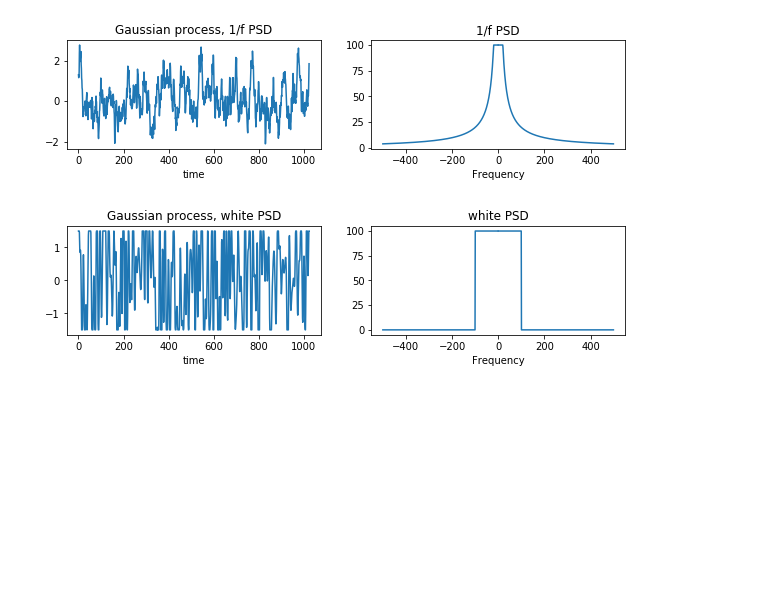
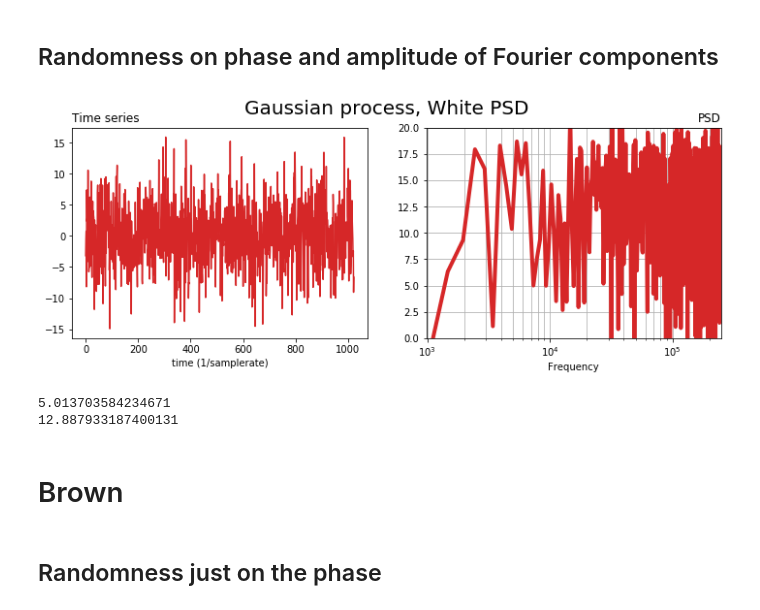
Before and after one commit to HaeffnerLab/lattice_notebooks, a Jupyter notebook: noise_generation_example.ipynb, the cells around one changed output. Cells and saved outputs as stored; diff of their text form; code cells hidden in the pictures; blank space fills up the shorter version.

Commit message:
updated noise gen examples

```diff
--- a/noise_generation_example.ipynb
+++ b/noise_generation_example.ipynb
@@ -14 +6,20 @@ def fftnoise(f):
+# %%
+def fftnoise(f, just_phase=False):
+    # adapted from frank-zalkow's Stack Overflow answer
+    # https://stackoverflow.com/questions/33933842/how-to-generate-noise-in-frequency-range-with-numpy
+    assert len(f) % 2 == 0  # let's just work with even sample sizes for now
+    f = np.array(np.sqrt(f), dtype="complex")
+    Np = (len(f) - 1) // 2
+    rng = np.random.default_rng()
+    if just_phase:
+        phases = np.exp(2j * np.pi * rng.standard_normal(Np))
+        f[1:Np+1] *= phases
+        f[-1:-(1 + Np):-1] = np.conj(f[1:Np+1])
+    else:
+        reals = rng.standard_normal(Np) / np.sqrt(2)
+        ims = rng.standard_normal(Np) / np.sqrt(2)
+        f[1:Np+1] *= (reals + 1j * ims)
+        f[Np+1] *= rng.standard_normal() / np.sqrt(2)  # Nyquist frequency must be real for even sample sizes
+        f[-1:-(1 + Np):-1] = np.conj(f[1:Np+1])
+    return np.fft.ifft(f, norm="ortho").real[1:] # zero-mean
 # %%
@@ -64,30 +228,30 @@ plt.show()
+# %% [markdown]
+## Randomness on phase and amplitude of Fourier components
 # %%
-freqs, f, b = generate_one_on_f_noise(10, 20)
+std = 10
+samples = 1024
+freqs, f, b = generate_white_noise(std, samples=samples, just_phase=False)
 
-fig, ax = plt.subplots(1,2, figsize=(10,2))
-ax[0].plot(range(len(b)), b)
-ax[0].set_title("Gaussian process, 1/f PSD")
-ax[0].set_xlabel("time")
-ax[1].plot(freqs[0:len(freqs)//2], f[0:len(freqs)//2], color="C0")
-ax[1].plot(freqs[len(freqs)//2:], f[len(freqs)//2:], color="C0")
-ax[1].plot([freqs[0], freqs[-1]], [f[0], f[-1]])
+fig, ax = plt.subplots(1,2, figsize=(12,4))
+ax[0].plot(range(len(b)), b, color="C3")
+ax[0].set_title("Time series", loc="left")
+ax[0].set_xlabel("time (1/samplerate)")
+pamps = np.abs(np.fft.rfft(b, norm="ortho"))**2
+ax[1].semilogx(freqs, 10 * np.log10(pamps), lw=4, color="C3")
+ax[1].set_ylim(0, 20)
+ax[1].set_xlim(freqs[1], freqs[-1])
 ax[1].set_xlabel("Frequency")
-ax[1].set_title("1/f PSD")
+ax[1].set_title("PSD", loc="right")
+ax[1].grid(True, which="both")
+plt.suptitle("Gaussian process, White PSD", fontsize=20)
 plt.show()
+print(np.std(b))
+print(np.sqrt(np.max(pamps)))
 # %% [output]
-[figure, old version]
+[figure, new version]
+5.013703584234671
+12.887933187400131
-# %%
-freqs, f, b = generate_white_noise(10, min_freq=-100, max_freq=100, min_value=-1.5, max_value=1.5)
-
-fig, ax = plt.subplots(1,2, figsize=(10,2))
-ax[0].plot(range(len(b)), b)
-ax[0].set_title("Gaussian process, white PSD")
-ax[0].set_xlabel("time")
-ax[1].plot(freqs[0:len(freqs)//2], f[0:len(freqs)//2], color="C0")
-ax[1].plot(freqs[len(freqs)//2:], f[len(freqs)//2:], color="C0")
-ax[1].plot([freqs[0], freqs[-1]], [f[0], f[-1]])
-ax[1].set_xlabel("Frequency")
-ax[1].set_title("white PSD")
-plt.show()
-# %% [output]
-[figure, removed]
+# %% [markdown]
+# Brown
+# %% [markdown]
+## Randomness just on the phase
```
Also changed, not shown: parts of 21 cells of this notebook.
